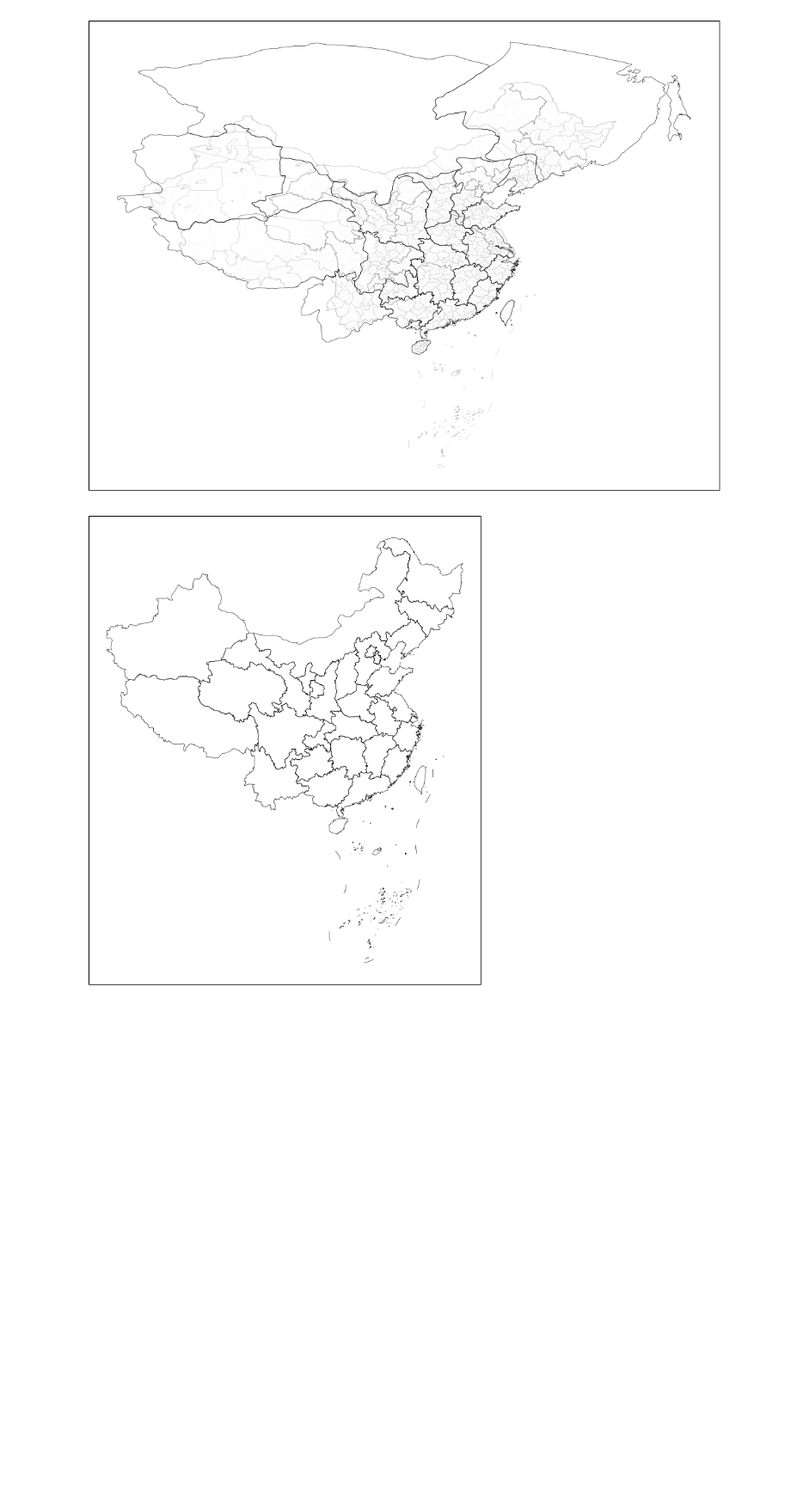
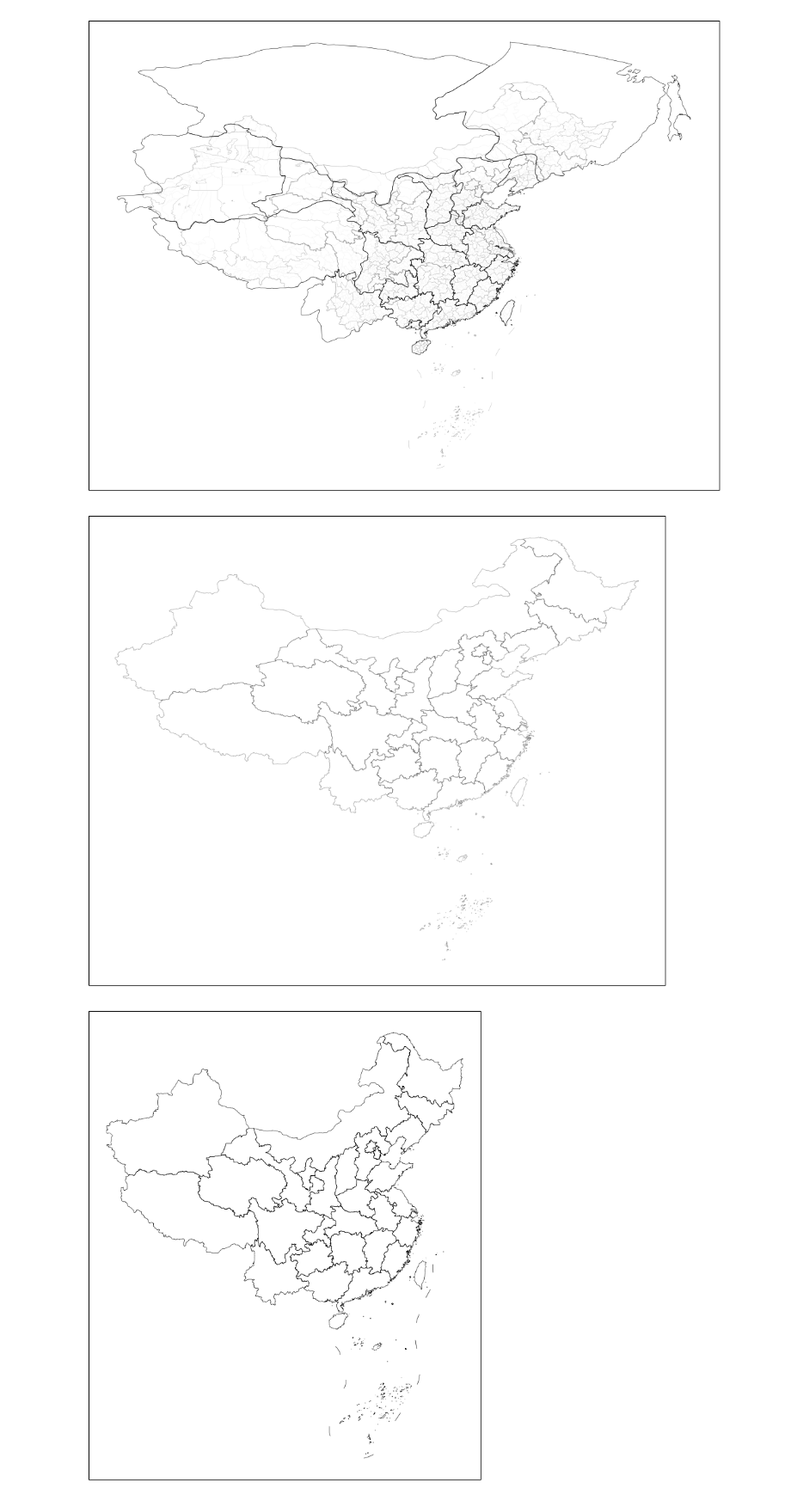
Before and after one commit to gestepoa/pythonmap, a Jupyter notebook: map_testing.ipynb, the cells around one changed output. Shown at 86% size. Cells and saved outputs as stored; diff of their text form; code cells hidden in the pictures; blank space fills up the shorter version.

```diff
--- a/map_testing.ipynb
+++ b/map_testing.ipynb
@@ -598,6 +598,41 @@ plt.savefig('ming2.png', dpi=1200, bbox_inches='tight')
 plt.show()
 # %% [output]
 [figure]
+# %%
+# 明朝1582白图
+
+import geopandas as gpd
+import matplotlib.pyplot as plt
+import cartopy.crs as ccrs
+import cartopy.feature as cfeature
+from matplotlib.lines import Line2D
+
+world = gpd.read_file('./cultural/ming1433_full.geojson')
+world = world.to_crs(ccrs.PlateCarree())
+china_province = gpd.read_file('./shp2json/chinaprovince.geojson')
+china_province = china_province.to_crs(ccrs.PlateCarree())
+china_city = gpd.read_file('./shp2json/chinacity.geojson')
+china_city = china_city.to_crs(ccrs.PlateCarree())
+china_county = gpd.read_file('./shp2json/chinacounty.geojson')
+china_county = china_county.to_crs(ccrs.PlateCarree())
+
+tenline = gpd.read_file('./shp2json/tenline.geojson')
+tenline = tenline.to_crs(ccrs.PlateCarree())
+
+fig, ax = plt.subplots(1, 1, figsize=(15, 10), subplot_kw={'projection': ccrs.PlateCarree(central_longitude=105)})
+# world.plot(ax=ax, color="none", edgecolor='k', linewidth=0.4, transform=ccrs.PlateCarree())
+
+# china_county.plot(ax=ax, color="none", edgecolor="dimgray", linewidth=0.1, transform=ccrs.PlateCarree(), alpha=0.1)
+# china_city.plot(ax=ax, color="none", edgecolor="dimgray", linewidth=0.2, transform=ccrs.PlateCarree(), alpha=0.3)
+china_province.plot(ax=ax, color="none", edgecolor="k", linewidth=0.6, transform=ccrs.PlateCarree(), alpha=0.3)
+# tenline.plot(ax=ax, color='dimgray', edgecolor='dimgray', linewidth=0.4, transform=ccrs.PlateCarree(), zorder=5, alpha=0.4)
+# world.plot(ax=ax, color="none", edgecolor='k', linewidth=0.4, transform=ccrs.PlateCarree())
+
+
+plt.savefig('ming2.png', dpi=1200, bbox_inches='tight')
+plt.show()
+# %% [output]
+[figure, added]
 # %%
 # 咸鱼-中国白图-省级-兰伯特
 
```
Also changed, not shown: 21 other files.
